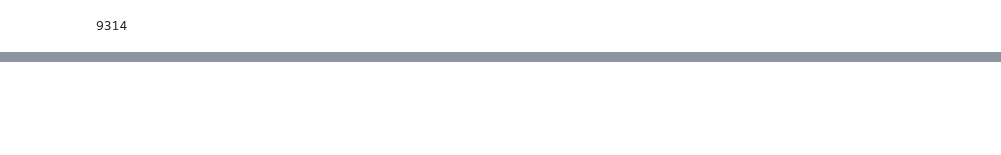
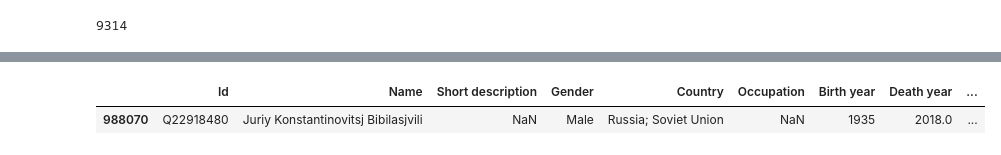
Before and after one commit to tomo960714/AgeVisualization, a Jupyter notebook: preprocess.ipynb, the cells around one changed output, grey strips where cells are left out. Cells and saved outputs as stored; diff of their text form; code cells hidden in the pictures; blank space fills up the shorter version.

```diff
--- a/preprocess.ipynb
+++ b/preprocess.ipynb
@@ -132,4 +110,0 @@ df[(df["Occupation"] == "Fencer") & (df["Country"] == "Hungary")].to_csv("Data/f
-# %%
-separator = ","
-# Read the csv file
-df = pd.read_csv('Data/fencer_hungary.csv',sep=separator)
@@ -135,0 +118,2 @@ df = pd.read_csv('Data/fencer_hungary.csv',sep=separator)
+# %%
+df['CountryCoordinate'] = df['CountryCoordinate'].apply(ast.literal_eval)
@@ -136,2 +134,6 @@ df = pd.read_csv('Data/fencer_hungary.csv',sep=separator)
+# %%
+df['CountryCoordinate'] = df['CountryCoordinate'].apply(lambda x: x[0])
+# %%
+df['CountryCoordinate'][0] = list(df['CountryCoordinate'][0])
 # %%
 df
@@ -151,0 +164,5 @@ df
+# %%
+df[df["Id"] == "Q22918480"]
+# %% [output]
+|  | Id | Name | Short description | Gender | Country | Occupation | Birth year | Death year | ... |
+| 988070 | Q22918480 | Juriy Konstantinovitsj Bibilasjvili | NaN | Male | Russia; Soviet Union | NaN | 1935 | 2018.0 | ... |
```
Also changed, not shown: parts of 20 cells of this notebook, 1 other file.
